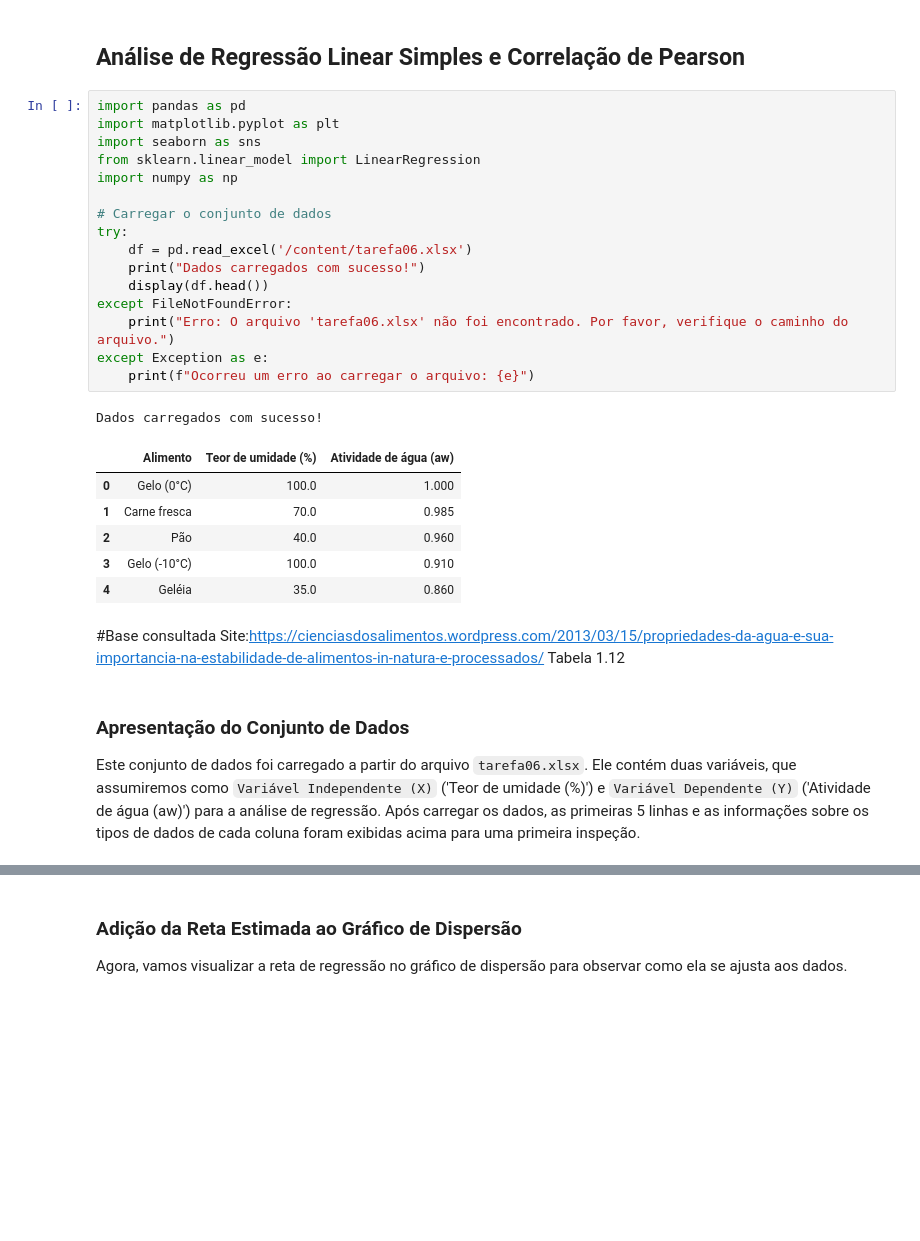
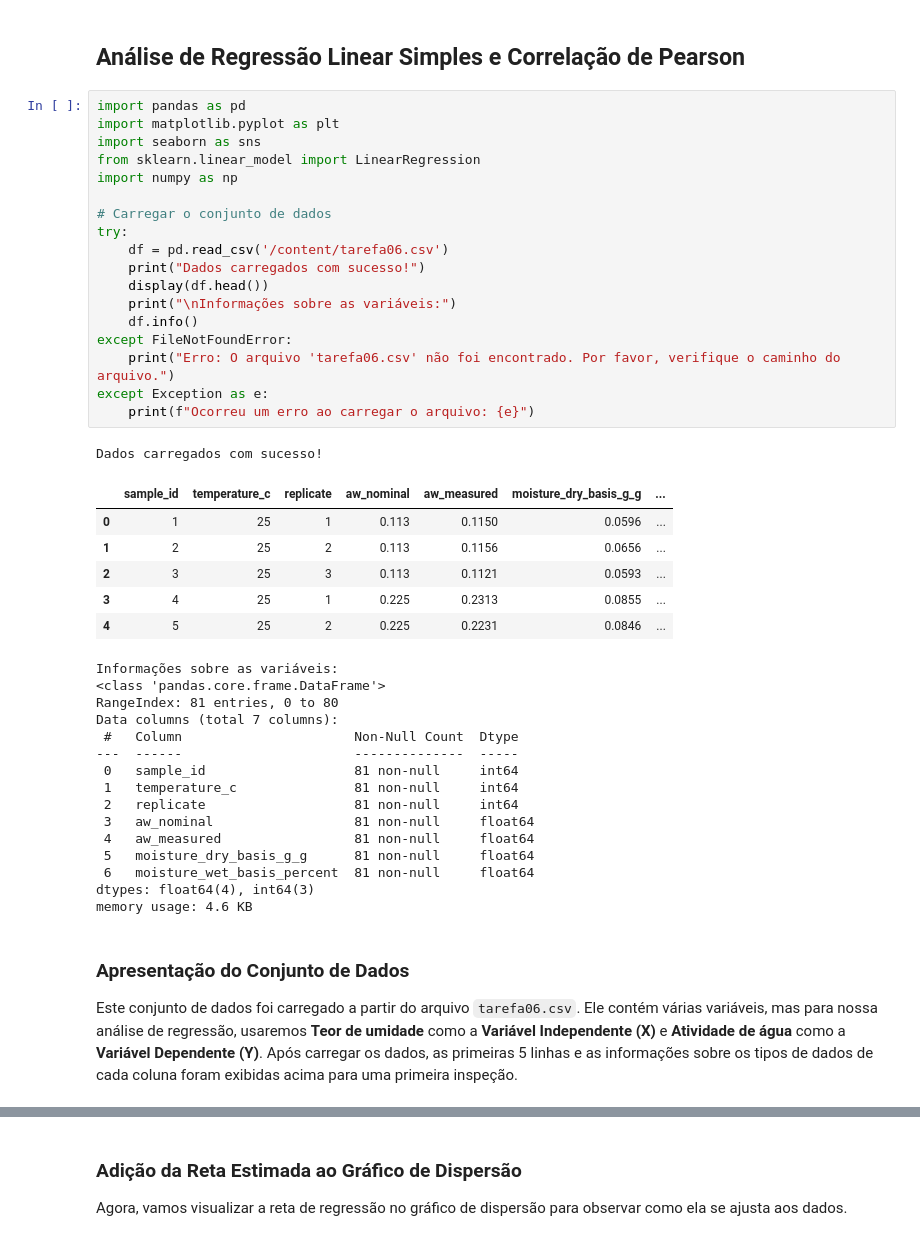
Before and after one commit to Gutavo2000/LCE0212---Estat-stica-Aplicada-s-Ci-ncias-dos-Alimentos, a Jupyter notebook: tarefa06.ipynb, the cells around one changed output, grey strips where cells are left out. Drawn from its saved outputs; the diff is of its cells as text; blank space fills up the shorter version.

```diff
--- a/tarefa06.ipynb
+++ b/tarefa06.ipynb
@@ -9,33 +9,46 @@
 # %%
 import pandas as pd
 import matplotlib.pyplot as plt
 import seaborn as sns
 from sklearn.linear_model import LinearRegression
 import numpy as np
 
 # Carregar o conjunto de dados
 try:
-    df = pd.read_excel('/content/tarefa06.xlsx')
+    df = pd.read_csv('/content/tarefa06.csv')
     print("Dados carregados com sucesso!")
     display(df.head())
+    print("\nInformações sobre as variáveis:")
+    df.info()
 except FileNotFoundError:
-    print("Erro: O arquivo 'tarefa06.xlsx' não foi encontrado. Por favor, verifique o caminho do arquivo.")
+    print("Erro: O arquivo 'tarefa06.csv' não foi encontrado. Por favor, verifique o caminho do arquivo.")
 except Exception as e:
     print(f"Ocorreu um erro ao carregar o arquivo: {e}")
 # %% [output]
 Dados carregados com sucesso!
-|  | Alimento | Teor de umidade (%) | Atividade de água (aw) |
-| 0 | Gelo (0°C) | 100.0 | 1.000 |
-| 1 | Carne fresca | 70.0 | 0.985 |
-| 2 | Pão | 40.0 | 0.960 |
-| 3 | Gelo (-10°C) | 100.0 | 0.910 |
-| 4 | Geléia | 35.0 | 0.860 |
+|  | sample_id | temperature_c | replicate | aw_nominal | aw_measured | moisture_dry_basis_g_g | ... |
+| 0 | 1 | 25 | 1 | 0.113 | 0.1150 | 0.0596 | ... |
+| 1 | 2 | 25 | 2 | 0.113 | 0.1156 | 0.0656 | ... |
+| 2 | 3 | 25 | 3 | 0.113 | 0.1121 | 0.0593 | ... |
+| 3 | 4 | 25 | 1 | 0.225 | 0.2313 | 0.0855 | ... |
+| 4 | 5 | 25 | 2 | 0.225 | 0.2231 | 0.0846 | ... |
+Informações sobre as variáveis:
+<class 'pandas.core.frame.DataFrame'>
+RangeIndex: 81 entries, 0 to 80
+Data columns (total 7 columns):
+ #   Column                      Non-Null Count  Dtype
+---  ------                      --------------  -----
+ 0   sample_id                   81 non-null     int64
+ 1   temperature_c               81 non-null     int64
+ 2   replicate                   81 non-null     int64
+ 3   aw_nominal                  81 non-null     float64
+ 4   aw_measured                 81 non-null     float64
+ 5   moisture_dry_basis_g_g      81 non-null     float64
+ 6   moisture_wet_basis_percent  81 non-null     float64
+dtypes: float64(4), int64(3)
+memory usage: 4.6 KB
-# %% [markdown]
-#Base consultada
-Site:https://cienciasdosalimentos.wordpress.com/2013/03/15/propriedades-da-agua-e-sua-importancia-na-estabilidade-de-alimentos-in-natura-e-processados/
-Tabela 1.12
 # %% [markdown]
 ### Apresentação do Conjunto de Dados
 
-Este conjunto de dados foi carregado a partir do arquivo `tarefa06.xlsx`. Ele contém duas variáveis, que assumiremos como `Variável Independente (X)` ('Teor de umidade (%)') e `Variável Dependente (Y)` ('Atividade de água (aw)') para a análise de regressão. Após carregar os dados, as primeiras 5 linhas e as informações sobre os tipos de dados de cada coluna foram exibidas acima para uma primeira inspeção.
+Este conjunto de dados foi carregado a partir do arquivo `tarefa06.csv`. Ele contém várias variáveis, mas para nossa análise de regressão, usaremos **Teor de umidade** como a **Variável Independente (X)** e **Atividade de água** como a **Variável Dependente (Y)**. Após carregar os dados, as primeiras 5 linhas e as informações sobre os tipos de dados de cada coluna foram exibidas acima para uma primeira inspeção.
 # %% [markdown]
```
Also changed, not shown: parts of 13 cells of this notebook.
